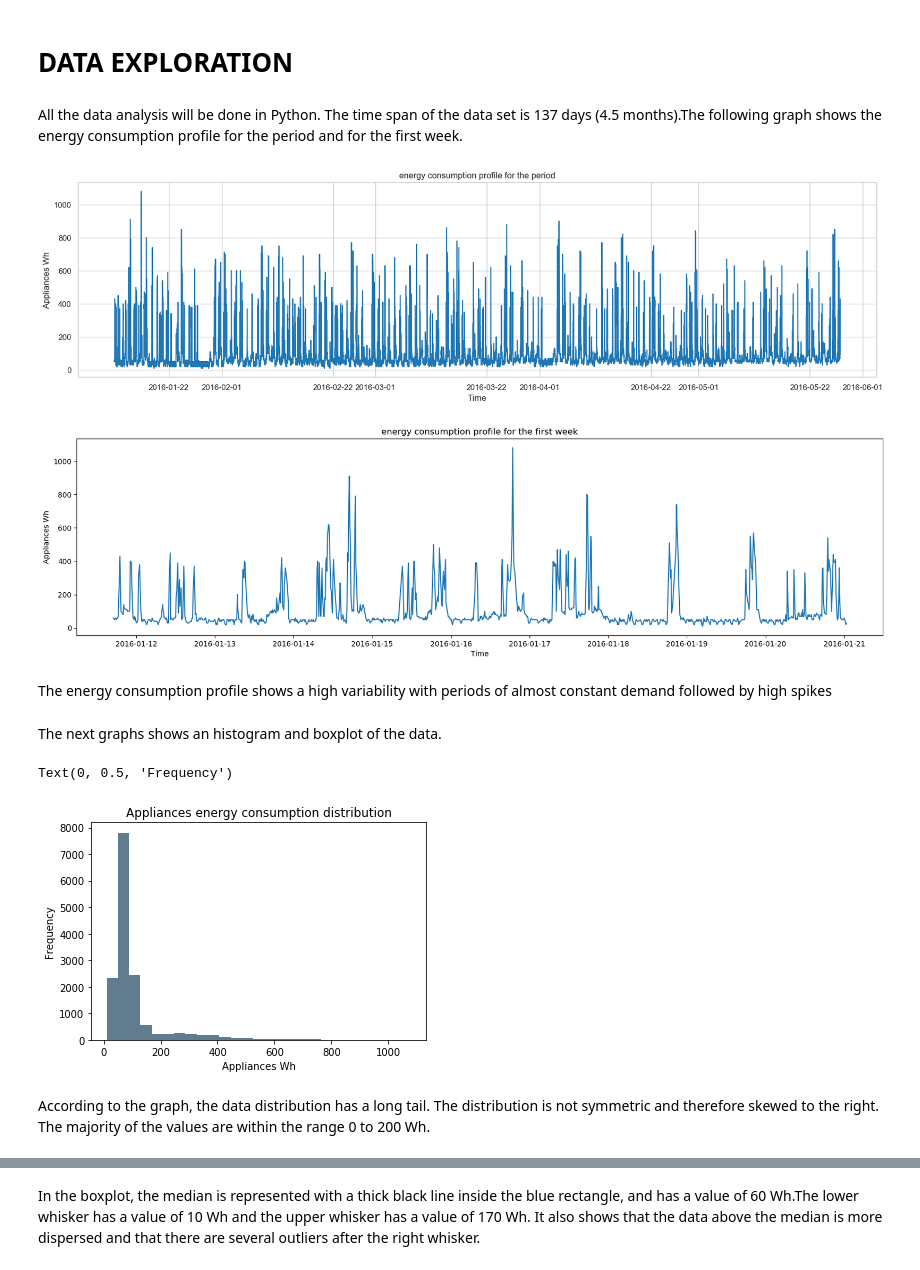
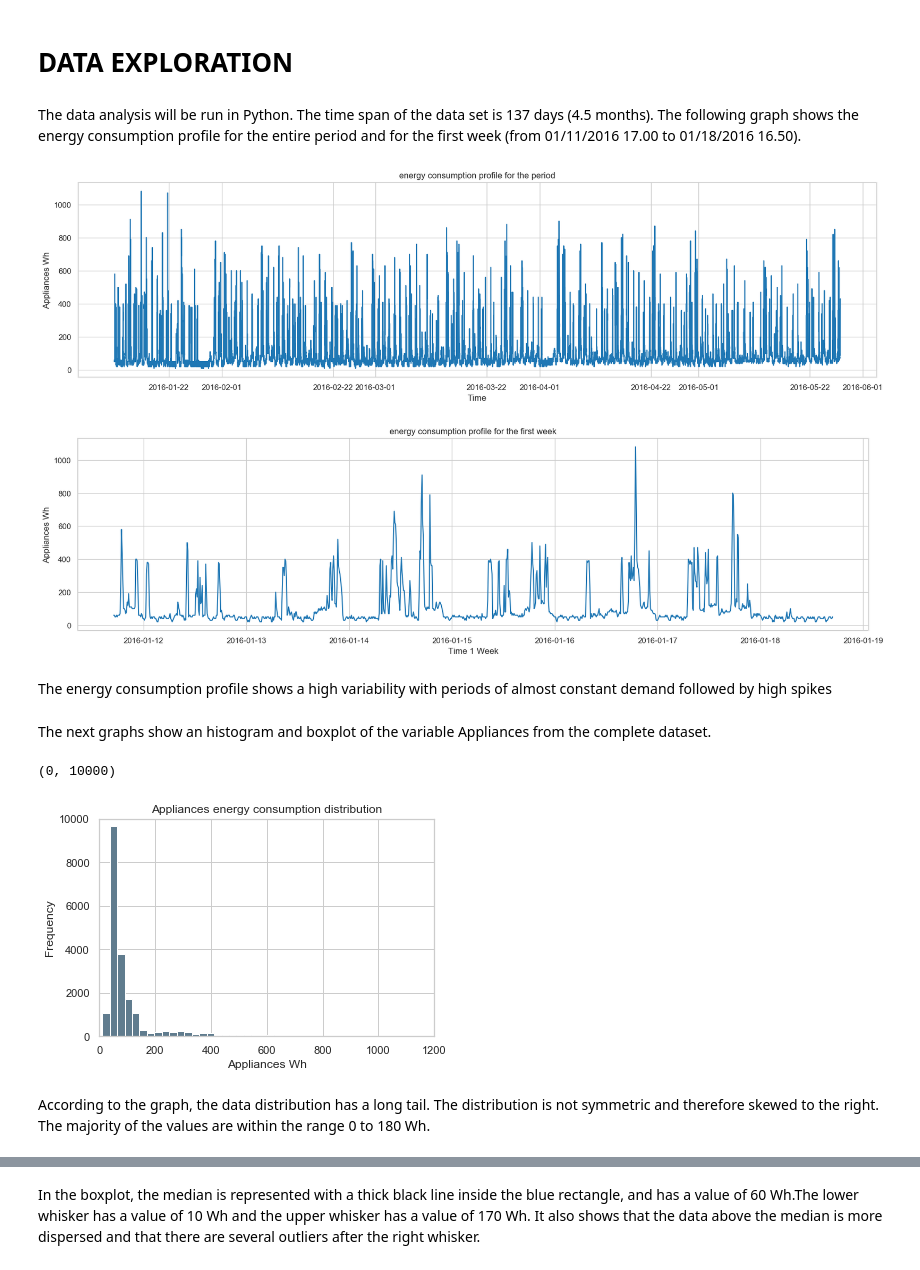
Before and after one commit to fracomp/datascience, a Jupyter notebook: portfolio 2.ipynb, the cells around one changed output, grey strips where cells are left out. Cells and saved outputs as stored; diff of their text form; code cells hidden in the pictures.

```diff
--- a/portfolio 2.ipynb
+++ b/portfolio 2.ipynb
@@ -20,10 +23,11 @@ This work replicates an existing article about the use of appliances in a low-en
 # %%
-#Read all the datasets
+#READING THE THREE DATASETS
+comp=pd.read_csv("data/energydata_complete.csv",index_col='date', parse_dates=True)
 tr=pd.read_csv("data/training.csv",index_col='date', parse_dates=True)
 tes=pd.read_csv("data/testing.csv",index_col='date', parse_dates=True)
+
 print("The training dataset contains",tr.shape[0],'rows and ',tr.shape[1],'columns')
 print("The testing dataset contains",tes.shape[0],'rows and ',tes.shape[1],'columns')
-tr.head()
 # %% [output]
 The training dataset contains 14803 rows and  31 columns
 The testing dataset contains 4932 rows and  31 columns
@@ -38,33 +34,42 @@ The testing dataset contains 4932 rows and  31 columns
 # %% [markdown]
 # DATA EXPLORATION
 # %% [markdown]
-All the data analysis will be done in Python. The time span of the data set is 137 days (4.5 months).The following graph shows the energy consumption profile for the period and for the first week.
+The data analysis will be run in Python. The time span of the data set is 137 days (4.5 months).
+The following graph shows the energy consumption profile for the entire period and for the first week (from 01/11/2016 17.00 to 01/18/2016 16.50).
 # %%
 def plot_df(df, x, y, title="", xlabel='Date', ylabel='Value', dpi=100):
+    ''' create a time series according to the values passed to the parameters'''
     plt.figure(figsize=(20,5), dpi=dpi)
     plt.plot(x, y, color='tab:blue')
     plt.gca().set(title=title, xlabel=xlabel, ylabel=ylabel)
     plt.show()
 
-plot_df(tr, x=tr.index, y=tr.Appliances, title='energy consumption profile for the period',xlabel='Time',ylabel='Appliances Wh')
+#GENERATE A TIME SERIES FOR THE ALL PERIOD
+plot_df(comp, x=comp.index, y=comp.Appliances, title='energy consumption profile for the period',xlabel='Time',ylabel='Appliances Wh')
 # %% [output]
-[figure, old version]
+[figure, new version]
 # %%
-tr_week=tr[:1008]
-plot_df(tr_week, x=tr_week.index, y=tr_week.Appliances, title='energy consumption profile for the first week',xlabel='Time',ylabel='Appliances Wh')
+#SELECT ALL THE DATA FROM THE FIRST WEEK
+comp_week=comp[:1008]
+
+#GENERATE A TIME SERIES FOR THE ALL PERIOD
+plot_df(comp_week, x=comp_week.index, y=comp_week.Appliances, title='energy consumption profile for the first week',xlabel='Time 1 Week',ylabel='Appliances Wh')
 # %% [output]
-[figure, old version]
+[figure, new version]
 # %% [markdown]
 The energy consumption profile shows a high variability with periods of almost constant demand followed by high spikes
 # %% [markdown]
-The next graphs shows an histogram and boxplot of the data.
+The next graphs show an histogram and boxplot of the variable Appliances from the complete dataset.
 # %%
-tr['Appliances'].plot.hist(color='#607c8e',rwidth=1,bins=27)
+#HISTOGRAM
+comp['Appliances'].plot.hist(color='#607c8e',rwidth=1,bins=40)
 plt.title('Appliances energy consumption distribution')
 plt.xlabel('Appliances Wh')
 plt.ylabel('Frequency')
+plt.xlim(0,1200)
+plt.ylim(0,10000)
 # %% [output]
-Text(0, 0.5, 'Frequency')
+(0, 10000)
-[figure, old version]
+[figure, new version]
 # %% [markdown]
-According to the graph, the data distribution has a long tail. The distribution is not symmetric and therefore skewed to the right. The majority of the values are within the range 0 to 200 Wh.
+According to the graph, the data distribution has a long tail. The distribution is not symmetric and therefore skewed to the right. The majority of the values are within the range 0 to 180 Wh.
```
Also changed, not shown: parts of 33 cells of this notebook.
